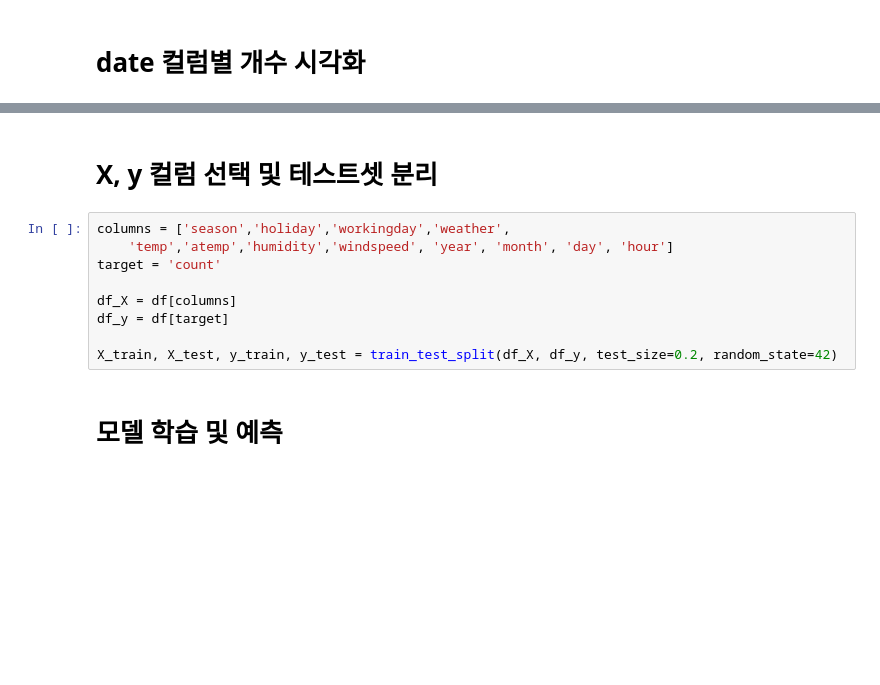
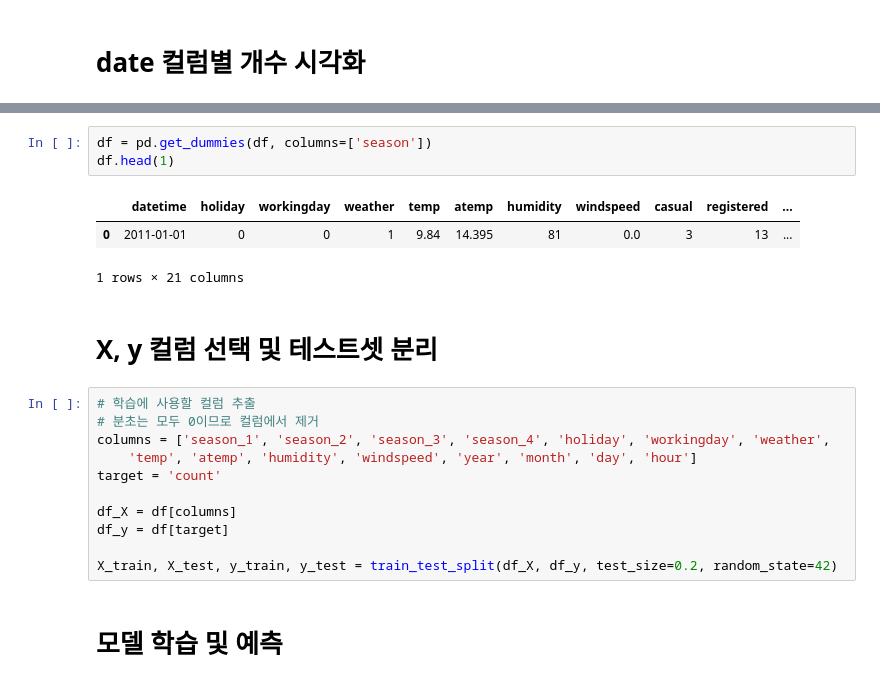
Before and after one commit to yangjiwoong1/AIFFEL_quest_rs, a Jupyter notebook: Exploration/Quest01/bike_sharing_demand_prediction.ipynb, the cells around one changed output, grey strips where cells are left out. Cells and saved outputs as stored; diff of their text form; blank space fills up the shorter version.

```diff
--- a/Exploration/Quest01/bike_sharing_demand_prediction.ipynb
+++ b/Exploration/Quest01/bike_sharing_demand_prediction.ipynb
@@ -77,8 +87,17 @@ plt.show()
+# %%
+df = pd.get_dummies(df, columns=['season'])
+df.head(1)
+# %% [output]
+|  | datetime | holiday | workingday | weather | temp | atemp | humidity | windspeed | casual | registered | ... |
+| 0 | 2011-01-01 | 0 | 0 | 1 | 9.84 | 14.395 | 81 | 0.0 | 3 | 13 | ... |
+1 rows × 21 columns
 # %% [markdown]
 # X, y 컬럼 선택 및 테스트셋 분리
 # %%
-columns = ['season','holiday','workingday','weather',
-	'temp','atemp','humidity','windspeed', 'year', 'month', 'day', 'hour']
+# 학습에 사용할 컬럼 추출
+# 분초는 모두 0이므로 컬럼에서 제거
+columns = ['season_1', 'season_2', 'season_3', 'season_4', 'holiday', 'workingday', 'weather',
+	'temp', 'atemp', 'humidity', 'windspeed', 'year', 'month', 'day', 'hour']
 target = 'count'
 
 df_X = df[columns]
```
Also changed, not shown: parts of 4 cells of this notebook, 1 other file.
